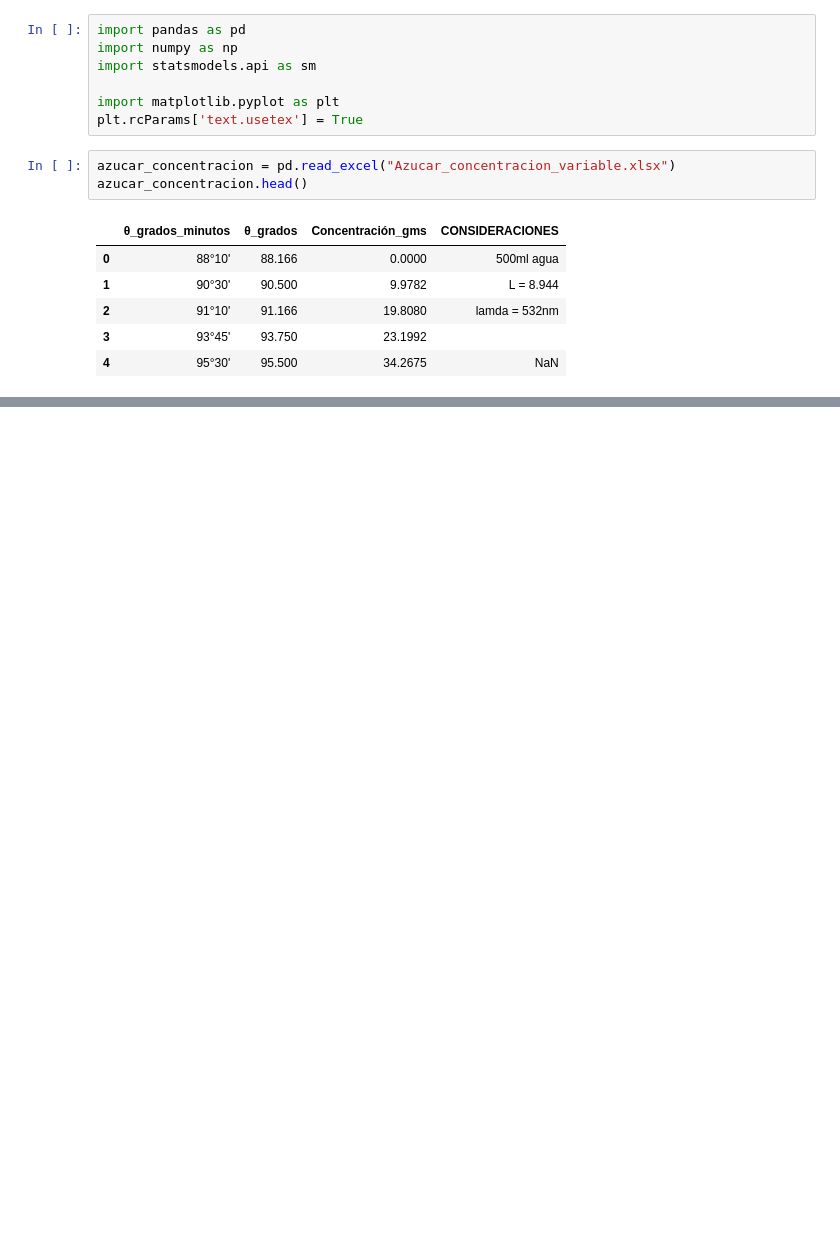
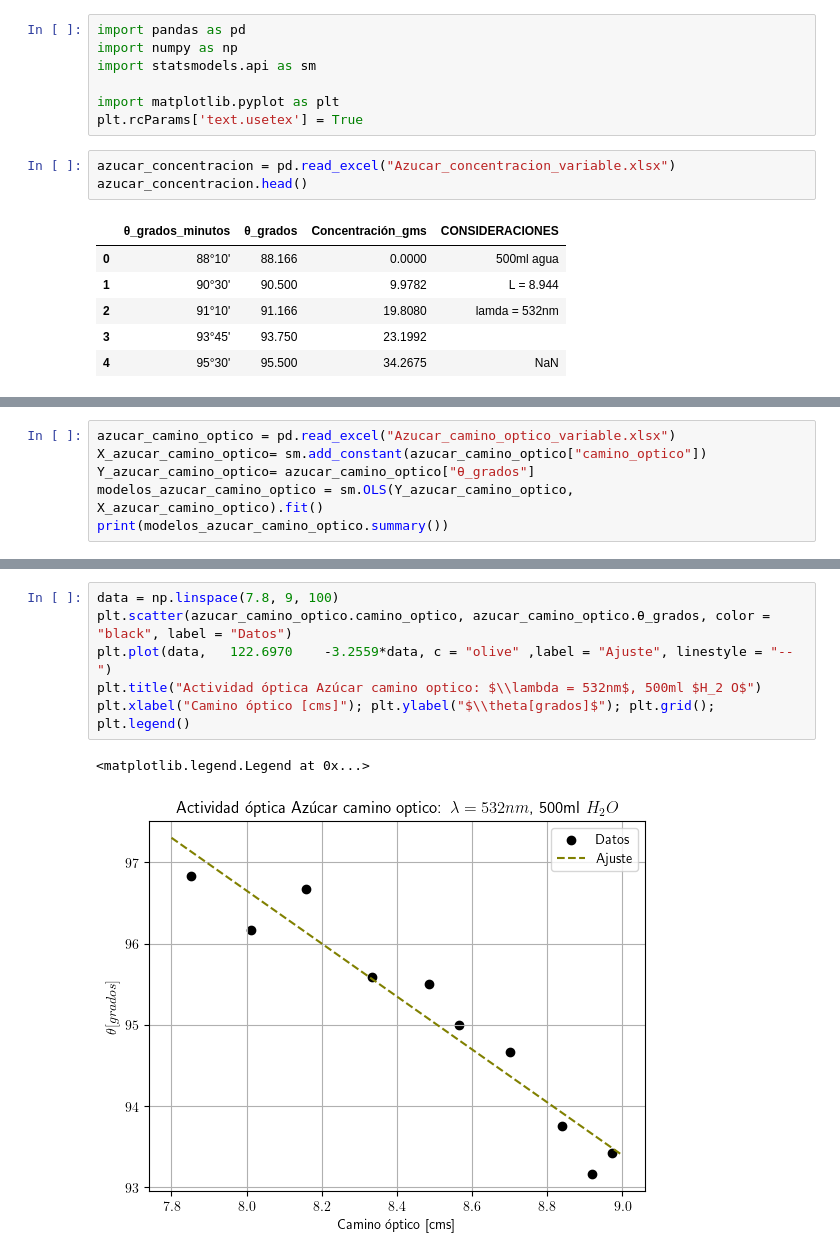
Before and after one commit to AzpMon/Laboratorio-Avanzado-II, a Jupyter notebook: Actividad_optica.ipynb, the cells around one changed output, grey strips where cells are left out. Cells and saved outputs as stored; diff of their text form; blank space fills up the shorter version.

```diff
--- a/Actividad_optica.ipynb
+++ b/Actividad_optica.ipynb
@@ -49,0 +50,6 @@ plt.xlabel("$\\theta[grados]$"); plt.ylabel("Concentración [gms]"); plt.grid();
+# %%
+azucar_camino_optico = pd.read_excel("Azucar_camino_optico_variable.xlsx")
+X_azucar_camino_optico= sm.add_constant(azucar_camino_optico["camino_optico"])
+Y_azucar_camino_optico= azucar_camino_optico["θ_grados"]
+modelos_azucar_camino_optico = sm.OLS(Y_azucar_camino_optico, X_azucar_camino_optico).fit()
+print(modelos_azucar_camino_optico.summary())
@@ -49,0 +74,9 @@ plt.xlabel("$\\theta[grados]$"); plt.ylabel("Concentración [gms]"); plt.grid();
+# %%
+data = np.linspace(7.8, 9, 100)
+plt.scatter(azucar_camino_optico.camino_optico, azucar_camino_optico.θ_grados, color = "black", label = "Datos")
+plt.plot(data,   122.6970    -3.2559*data, c = "olive" ,label = "Ajuste", linestyle = "--")
+plt.title("Actividad óptica Azúcar camino optico: $\\lambda = 532nm$, 500ml $H_2 O$")
+plt.xlabel("Camino óptico [cms]"); plt.ylabel("$\\theta[grados]$"); plt.grid(); plt.legend()
+# %% [output]
+<matplotlib.legend.Legend at 0x...>
+[figure, added]
```
Also changed, not shown: parts of 15 cells of this notebook, 4 other files.
